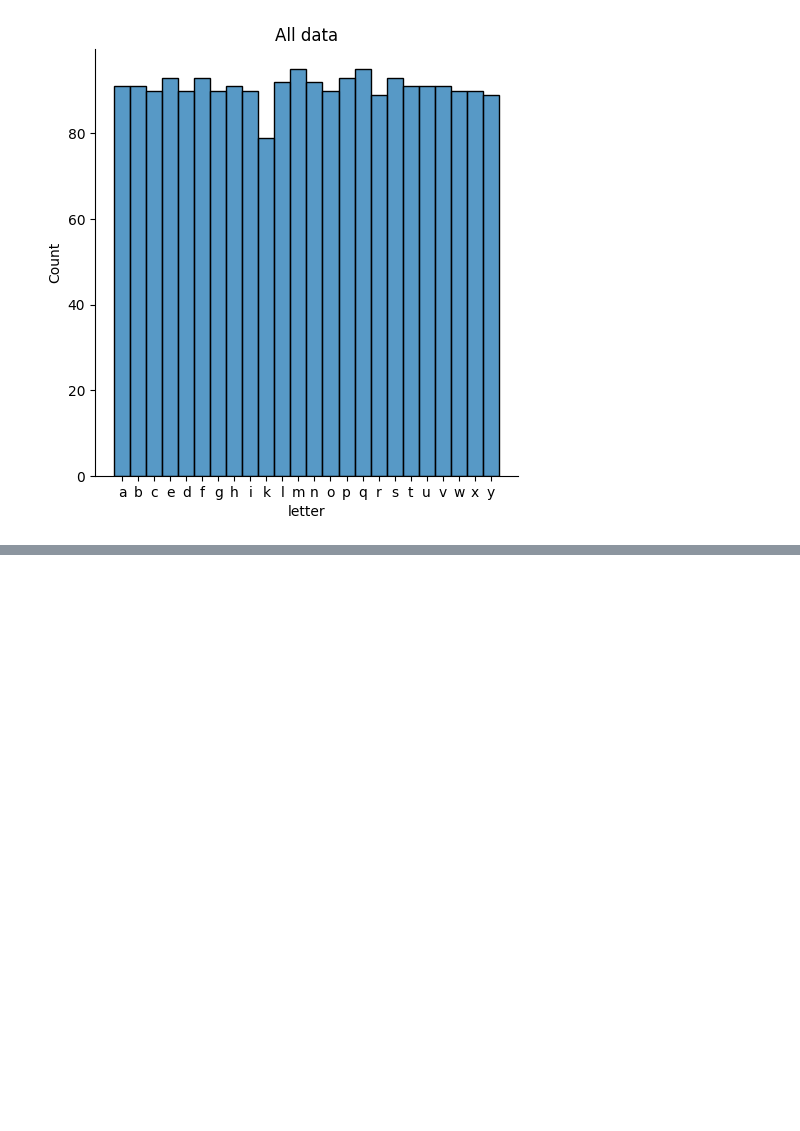
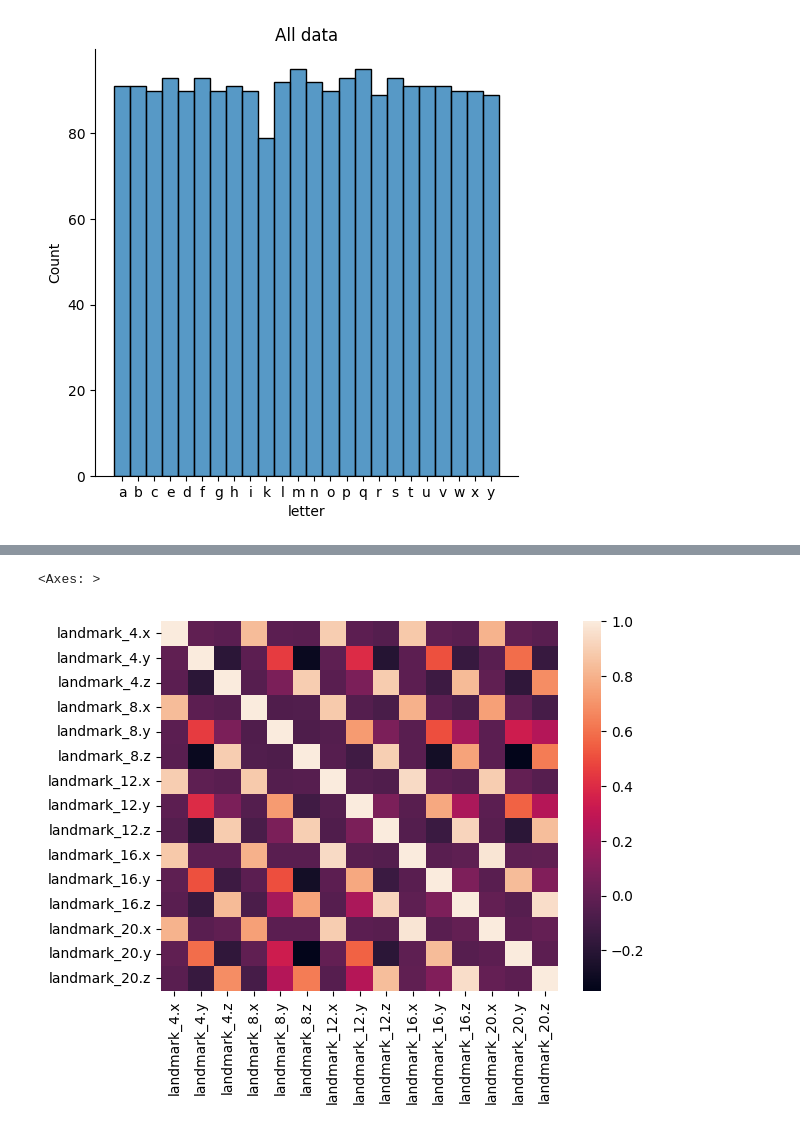
Before and after one commit to SzymKwiatkowski/HandSignsRecognition, a Jupyter notebook: lookup_data.ipynb, the cells around one changed output, grey strips where cells are left out. Cells and saved outputs as stored; diff of their text form; code cells hidden in the pictures; blank space fills up the shorter version.

```diff
--- a/lookup_data.ipynb
+++ b/lookup_data.ipynb
@@ -168,0 +170,11 @@ KeyboardInterrupt:
+# %%
+# Check correlations on finger tips
+fingertips = x[['landmark_4.x', 'landmark_4.y', 'landmark_4.z',
+               'landmark_8.x', 'landmark_8.y', 'landmark_8.z',
+               'landmark_12.x', 'landmark_12.y', 'landmark_12.z',
+               'landmark_16.x', 'landmark_16.y', 'landmark_16.z',
+               'landmark_20.x', 'landmark_20.y', 'landmark_20.z']]
+sns.heatmap(fingertips.corr())
+# %% [output]
+<Axes: >
+[figure, added]
```
Also changed, not shown: parts of 21 cells of this notebook, 7 other files.
